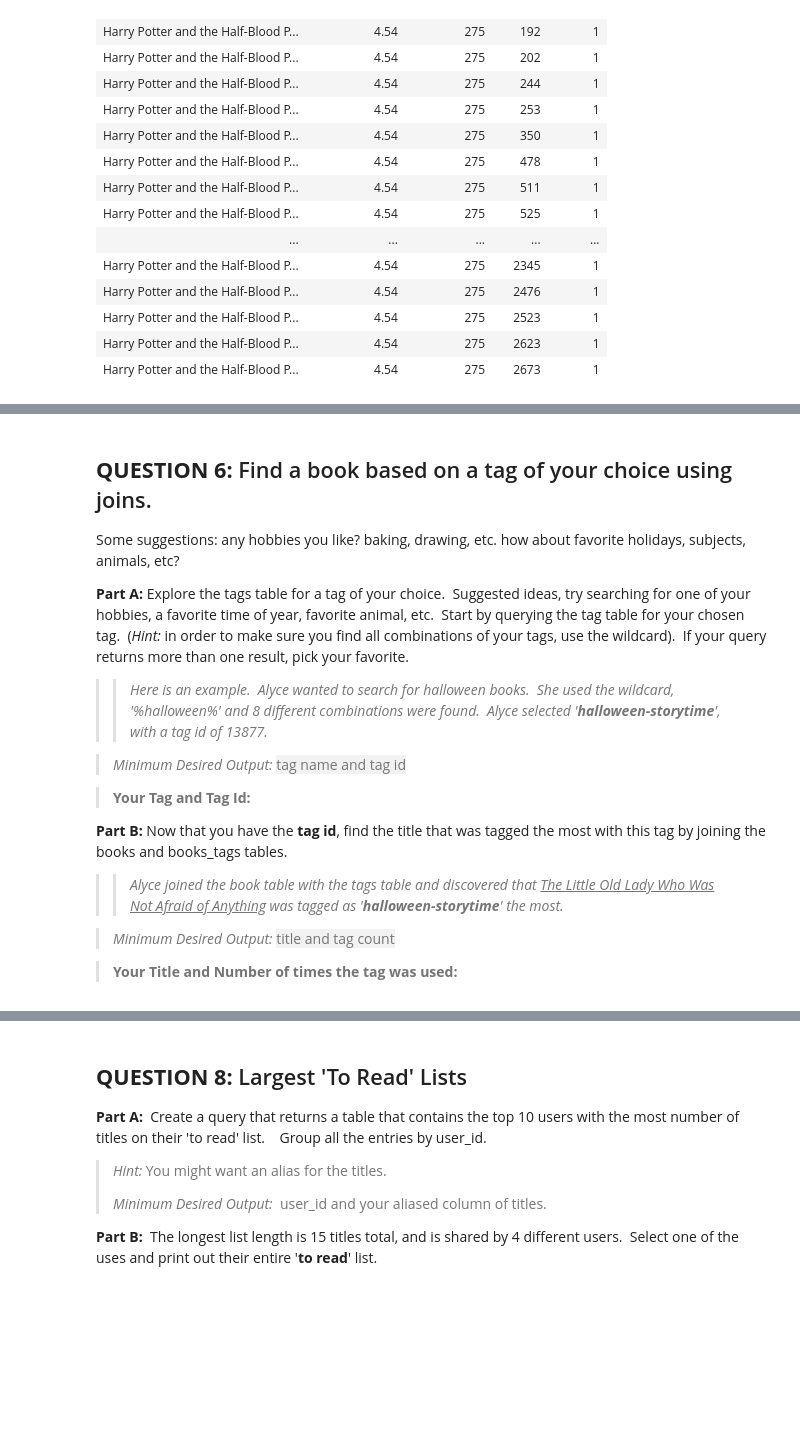
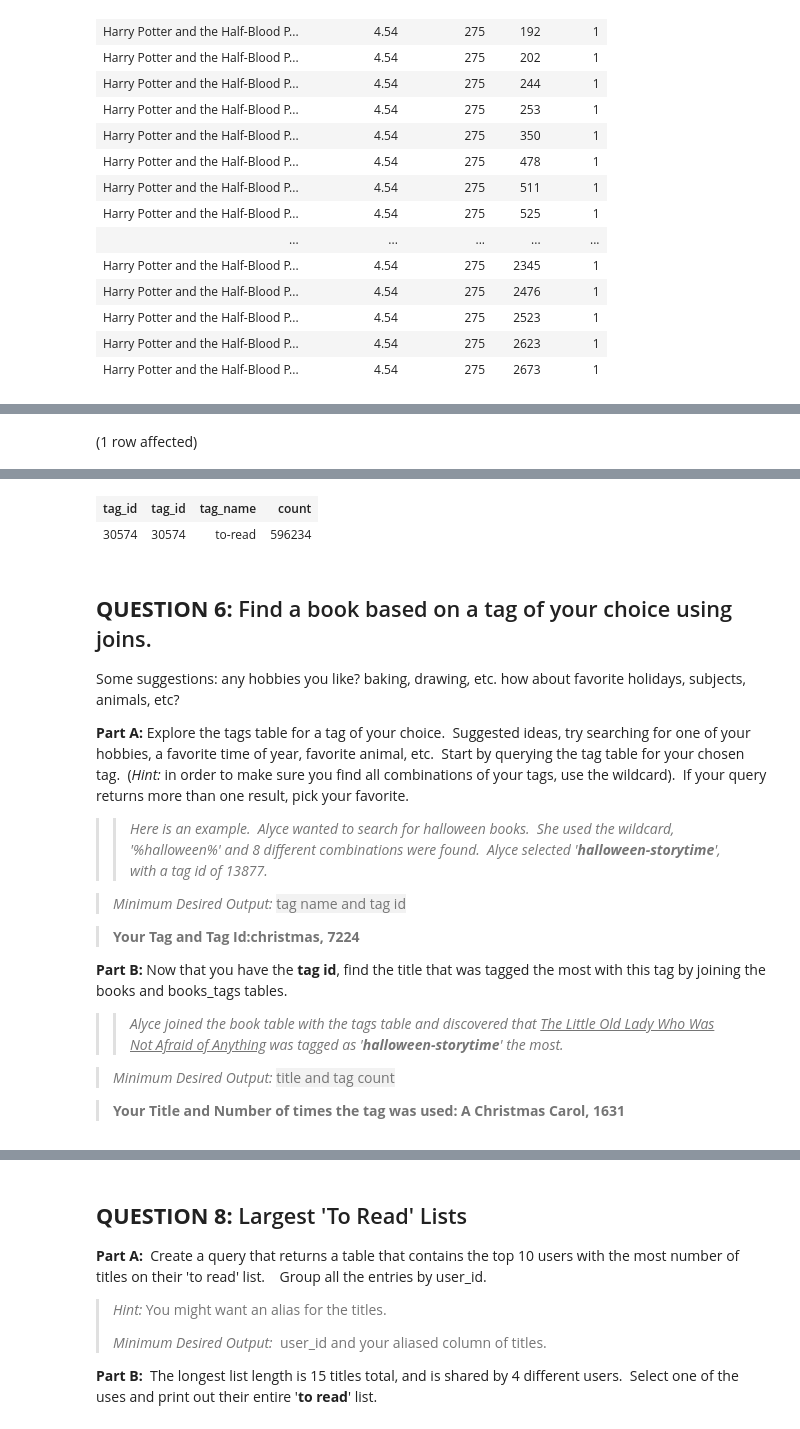
Before and after one commit to annalprost/SQL-Part-3-Exercises, a Jupyter notebook: SQL-Part-3-Exercises/Notebook-1.ipynb, the cells around one changed output, grey strips where cells are left out. Cells and saved outputs as stored; diff of their text form; code cells hidden in the pictures; blank space fills up the shorter version.

```diff
--- a/SQL-Part-3-Exercises/Notebook-1.ipynb
+++ b/SQL-Part-3-Exercises/Notebook-1.ipynb
@@ -231,0 +237,8 @@ Total execution time: 00:00:00.225
+# %%
+SELECT TOP(1) bt.tag_id, t.tag_id, tag_name, count
+FROM BooksDB.dbo.tags AS t
+FULL JOIN BooksDB.dbo.book_tags AS bt
+ON t.tag_id = bt.tag_id
+ORDER BY count DESC
+# %% [output]
+(1 row affected)
@@ -232,3 +246,5 @@ Total execution time: 00:00:00.225
+| tag_id | tag_id | tag_name | count |
+| 30574 | 30574 | to-read | 596234 |
 # %% [markdown]
 ## **QUESTION 6:** Find a book based on a tag of your choice using joins.
 
@@ -240,7 +256,7 @@ Some suggestions: any hobbies you like? baking, drawing, etc. how about favorite
 
 > _Minimum Desired Output:_ <span style="font-family: -apple-system, BlinkMacSystemFont, sans-serif; background-color: rgba(127, 127, 127, 0.1);">tag name and tag id</span>
 
-> **Your Tag and Tag Id:**
+> **Your Tag and Tag Id:christmas, 7224**
 
 **Part B:** Now that you have the **tag id**, find the title that was tagged the most with this tag by joining the books and books\_tags tables.
 
@@ -248,4 +264,4 @@ Some suggestions: any hobbies you like? baking, drawing, etc. how about favorite
 
 > _Minimum Desired Output:_ <span style="background-color: rgba(127, 127, 127, 0.1); font-family: -apple-system, BlinkMacSystemFont, sans-serif;">title and tag count</span>
 
-> **Your Title and Number of times the tag was used:**
+> **Your Title and Number of times the tag was used: A Christmas Carol, 1631**
```
Also changed, not shown: parts of 13 cells of this notebook.
